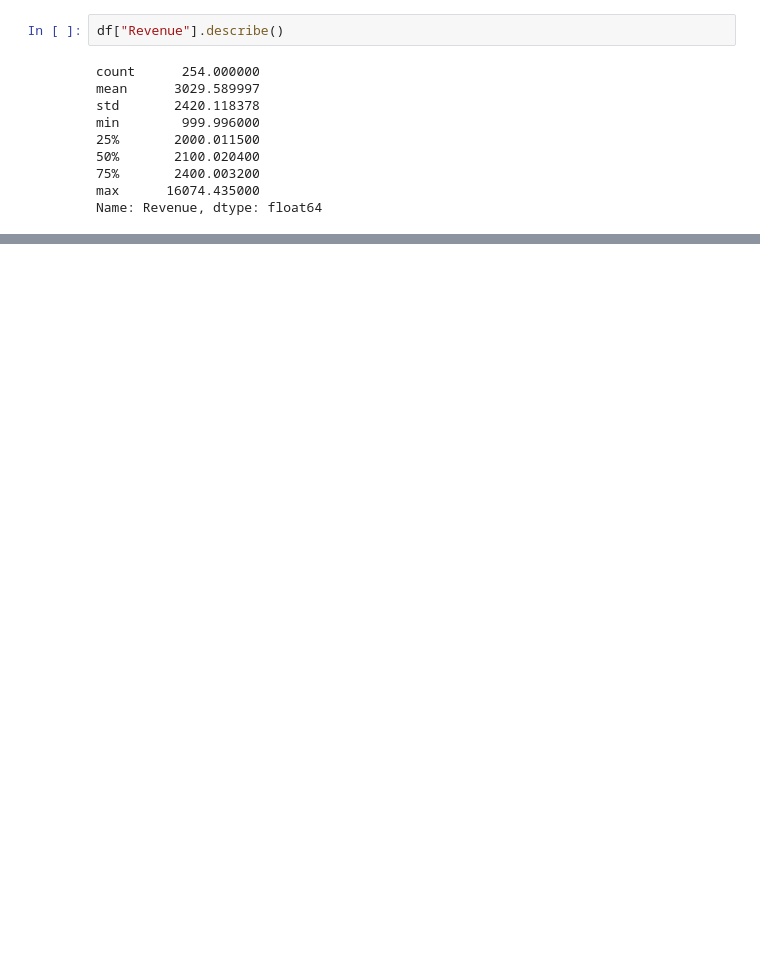
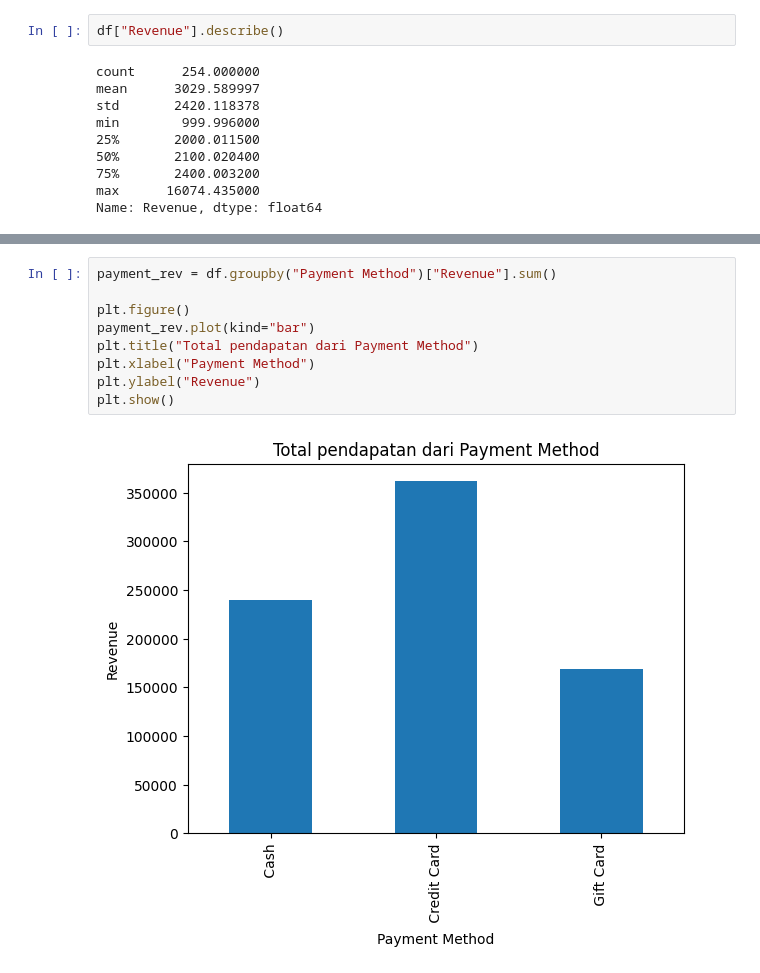
Before and after one commit to FadhilMubarak-008/Pendapatan-Restoran, a Jupyter notebook: analis.ipynb, the cells around one changed output, grey strips where cells are left out. Saved outputs shown, nothing was run; the diff lists cells and outputs as text; blank space fills up the shorter version.

```diff
--- a/analis.ipynb
+++ b/analis.ipynb
@@ -94,0 +250,11 @@ plt.show()
+# %%
+payment_rev = df.groupby("Payment Method")["Revenue"].sum()
+
+plt.figure()
+payment_rev.plot(kind="bar")
+plt.title("Total pendapatan dari Payment Method")
+plt.xlabel("Payment Method")
+plt.ylabel("Revenue")
+plt.show()
+# %% [output]
+[figure, added]
```
Also changed, not shown: parts of 22 cells of this notebook.
